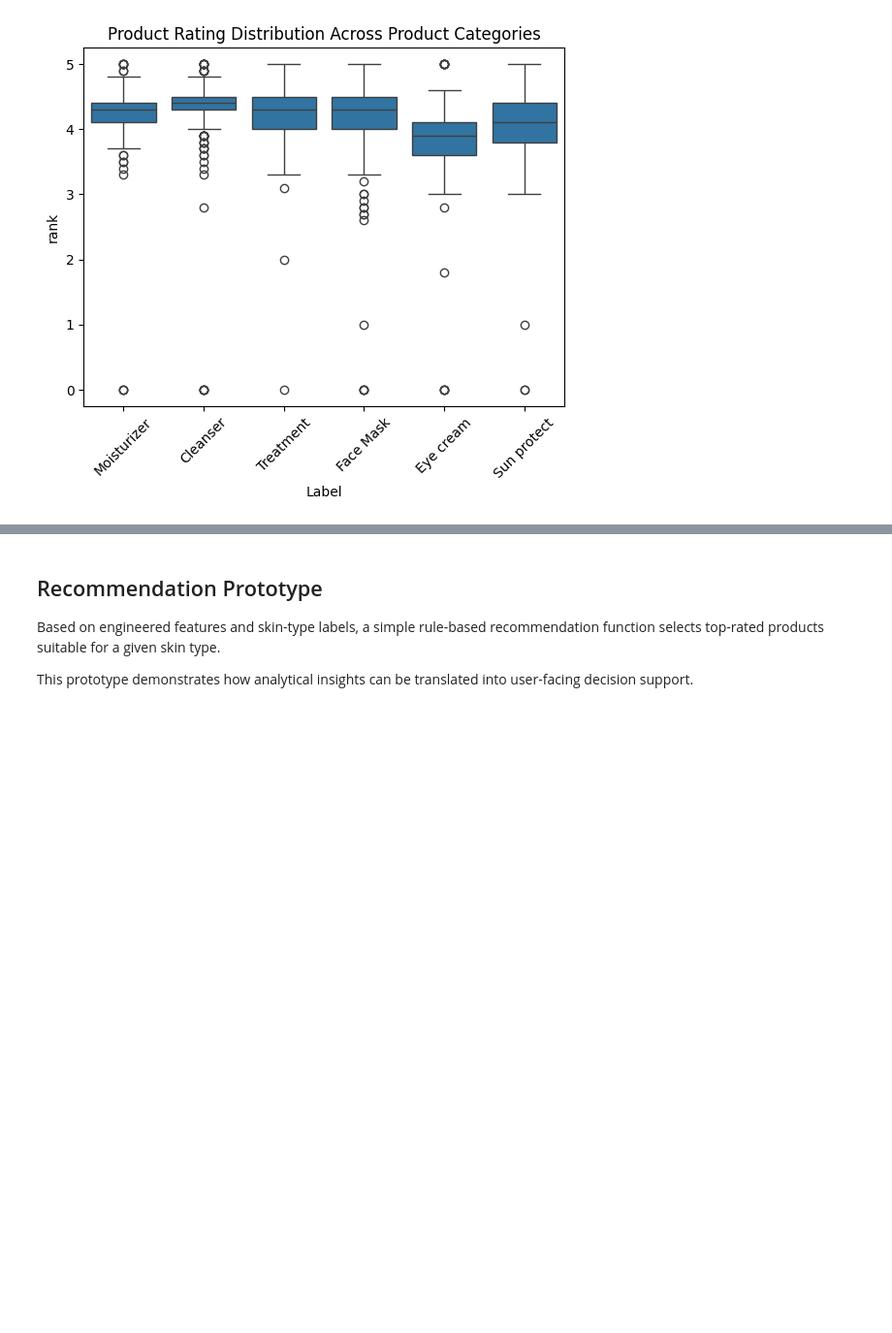
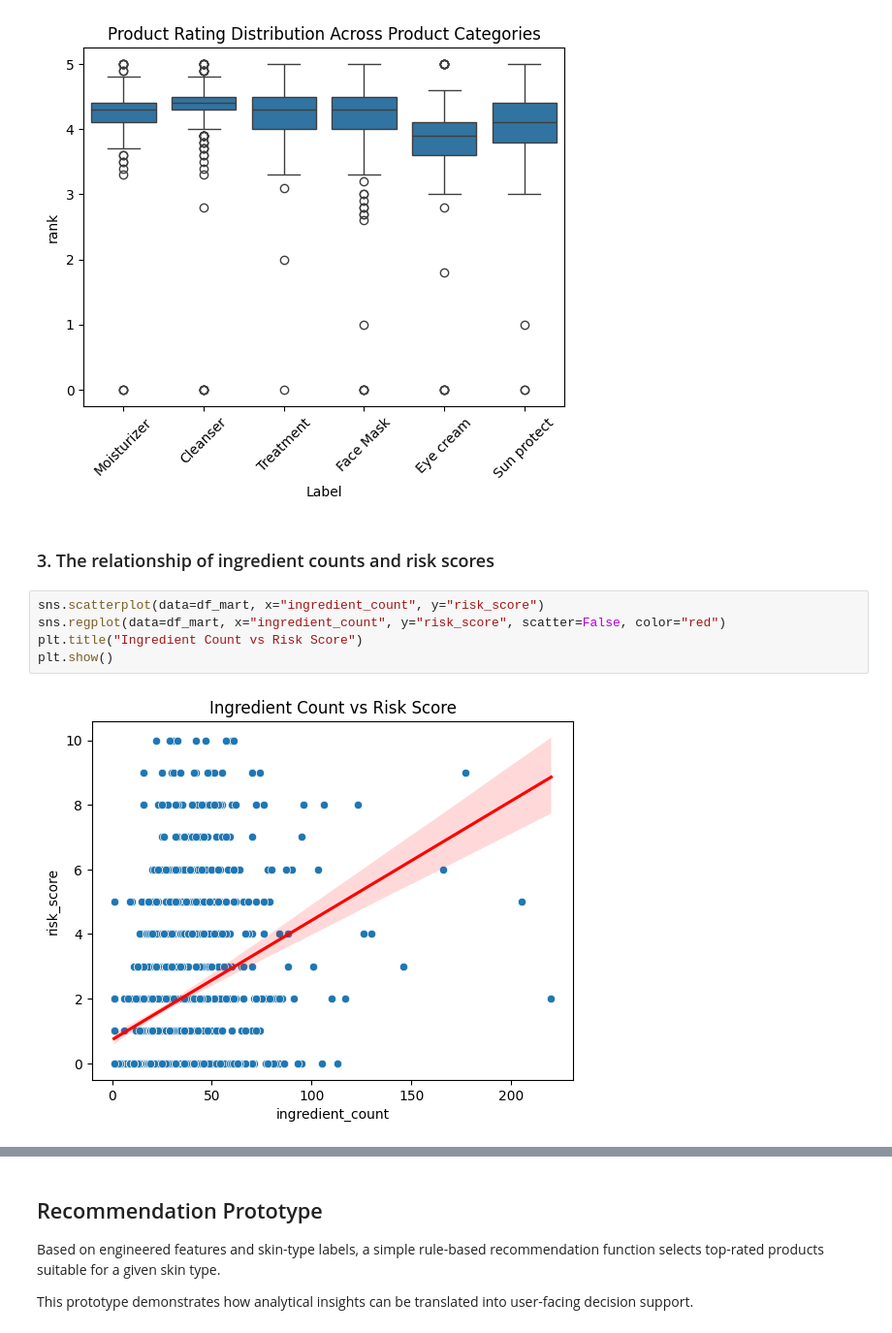
Before and after one commit to rainyliurunlin/SkinMatch, a Jupyter notebook: notebooks/skinmatch_exploration.ipynb, the cells around one changed output, grey strips where cells are left out. Shown at 97% size. Saved outputs shown, nothing was run; the diff lists cells and outputs as text; blank space fills up the shorter version.

```diff
--- a/notebooks/skinmatch_exploration.ipynb
+++ b/notebooks/skinmatch_exploration.ipynb
@@ -297,3 +297,12 @@ plt.title("Product Rating Distribution Across Product Categories")
 plt.show()
 # %% [output]
 [figure]
+# %% [markdown]
+### 3. The relationship of ingredient counts and risk scores
+# %%
+sns.scatterplot(data=df_mart, x="ingredient_count", y="risk_score")
+sns.regplot(data=df_mart, x="ingredient_count", y="risk_score", scatter=False, color="red")
+plt.title("Ingredient Count vs Risk Score")
+plt.show()
+# %% [output]
+[figure, added]
```
Also changed, not shown: parts of 4 cells of this notebook.
